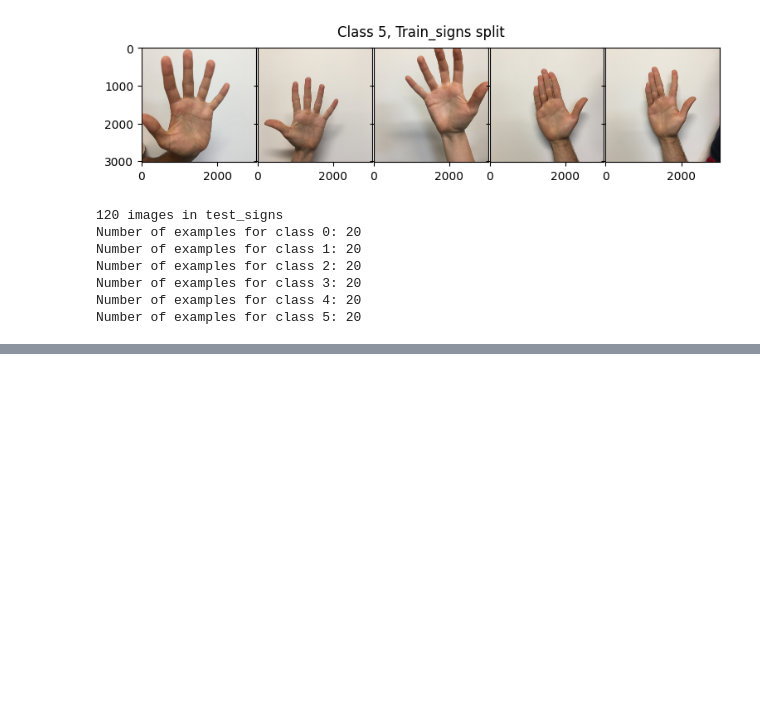
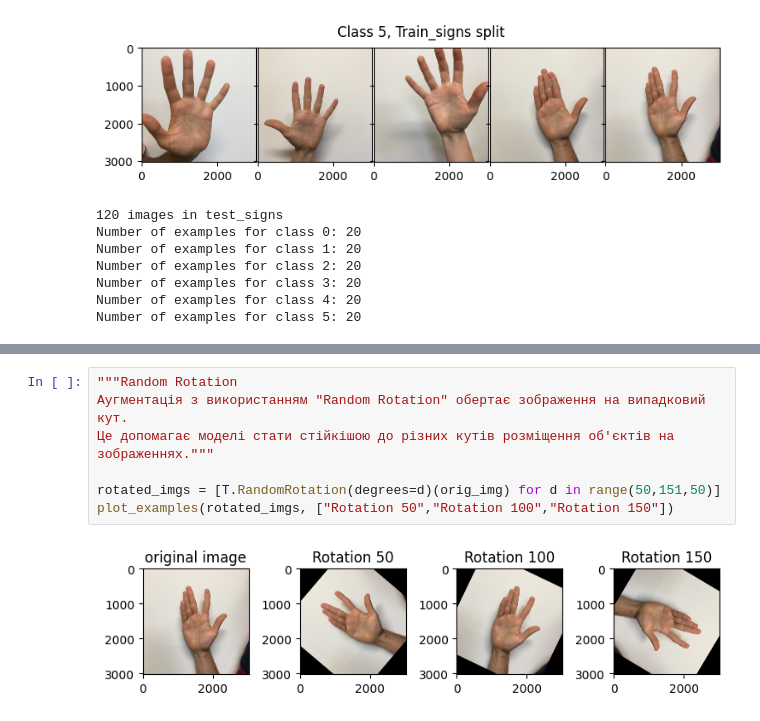
Before and after one commit to novokhatskyi/Deep_learning, a Jupyter notebook: topic 5_6/lecture_5.ipynb, the cells around one changed output, grey strips where cells are left out. Drawn from its saved outputs; the diff is of its cells as text; blank space fills up the shorter version.

```diff
--- a/topic 5_6/lecture_5.ipynb
+++ b/topic 5_6/lecture_5.ipynb
@@ -103,0 +159,9 @@ Number of examples for class 5: 20
+# %%
+"""Random Rotation
+Аугментація з використанням "Random Rotation" обертає зображення на випадковий кут.
+Це допомагає моделі стати стійкішою до різних кутів розміщення об'єктів на зображеннях."""
+
+rotated_imgs = [T.RandomRotation(degrees=d)(orig_img) for d in range(50,151,50)]
+plot_examples(rotated_imgs, ["Rotation 50","Rotation 100","Rotation 150"])
+# %% [output]
+[figure, added]
```
Also changed, not shown: parts of 19 cells of this notebook.
